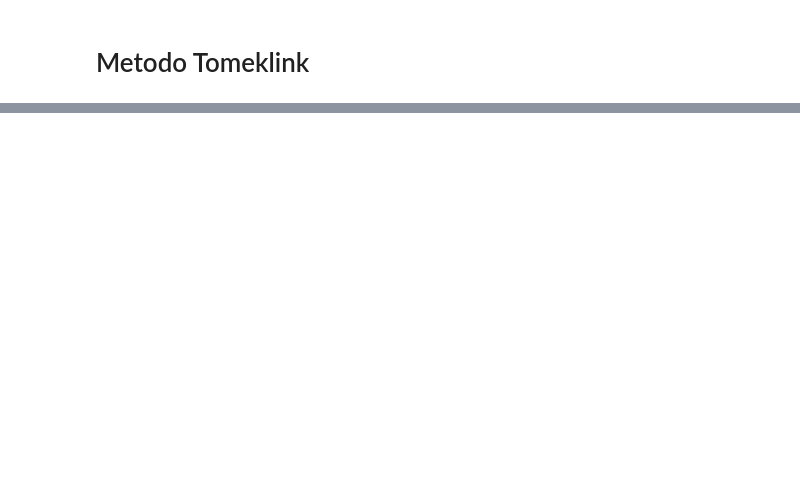
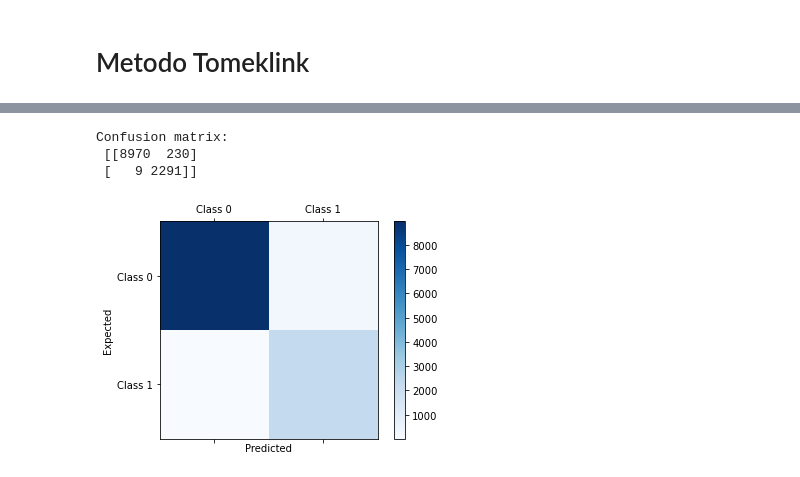
Before and after one commit to rafaelcostanzi/MachineLearningProject, a Jupyter notebook: Machine Learning.ipynb, the cells around one changed output, grey strips where cells are left out. Saved outputs shown, nothing was run; the diff lists cells and outputs as text; code cells hidden in the pictures; blank space fills up the shorter version.

```diff
--- a/Machine Learning.ipynb
+++ b/Machine Learning.ipynb
@@ -299,5 +380,5 @@ The number of trials for the non-seizure class is: 2300
 The number of trials for the seizure class is: 2300
 [figure]
 # %%
-X_train3, X_test3, y_train3, y_test3 = train_test_split(X_rus, y_rus, test_size = 0.1)
+X_train5, X_test5, y_train5, y_test5 = train_test_split(X_rus, y_rus, test_size = 0.1)
 kfold = StratifiedKFold(n_splits=10, random_state=1, shuffle=True)
@@ -313,0 +492,6 @@ plot_2d_space(X_tl,y_tl, 'Tomek links under-sampling')
+# %%
+modelofinal = ExtraTreesClassifier().fit(X_train3,y_train3)
+predicaofinal = modelofinal.predict(X)
+print(accuracy_score(y,predicaofinal))
+print(confusion_matrix(y,predicaofinal))
+print(classification_report(y,predicaofinal))
@@ -313,0 +510,19 @@ plot_2d_space(X_tl,y_tl, 'Tomek links under-sampling')
+# %%
+conf_mat = confusion_matrix(y,predicaofinal)
+print('Confusion matrix:\n', conf_mat)
+
+labels = ['Class 0', 'Class 1']
+fig = plt.figure()
+ax = fig.add_subplot(111)
+cax = ax.matshow(conf_mat, cmap=plt.cm.Blues)
+fig.colorbar(cax)
+ax.set_xticklabels([''] + labels)
+ax.set_yticklabels([''] + labels)
+plt.xlabel('Predicted')
+plt.ylabel('Expected')
+plt.show()
+# %% [output]
+Confusion matrix:
+ [[8970  230]
+ [   9 2291]]
+[figure, added]
```
Also changed, not shown: parts of 26 cells of this notebook.
